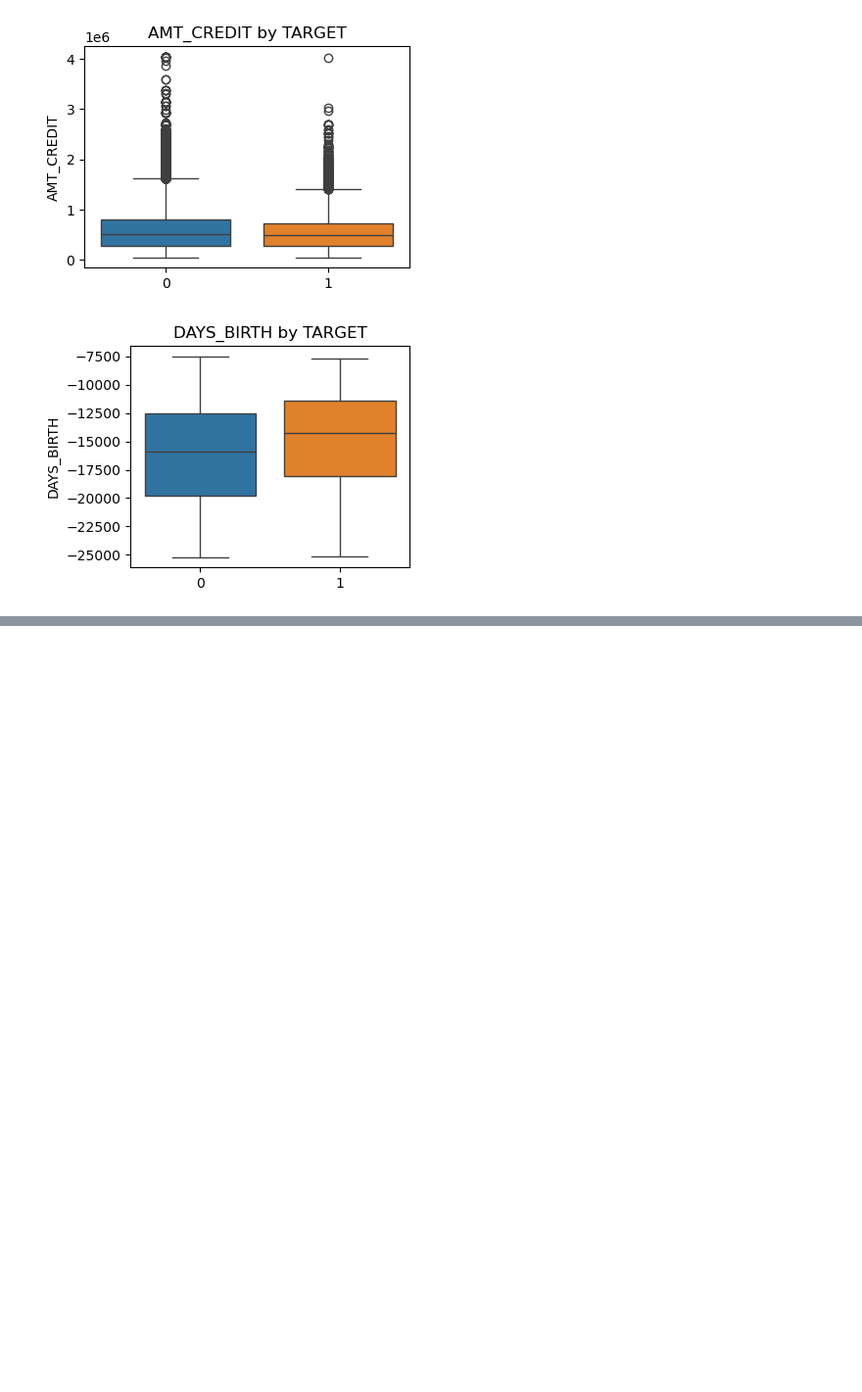
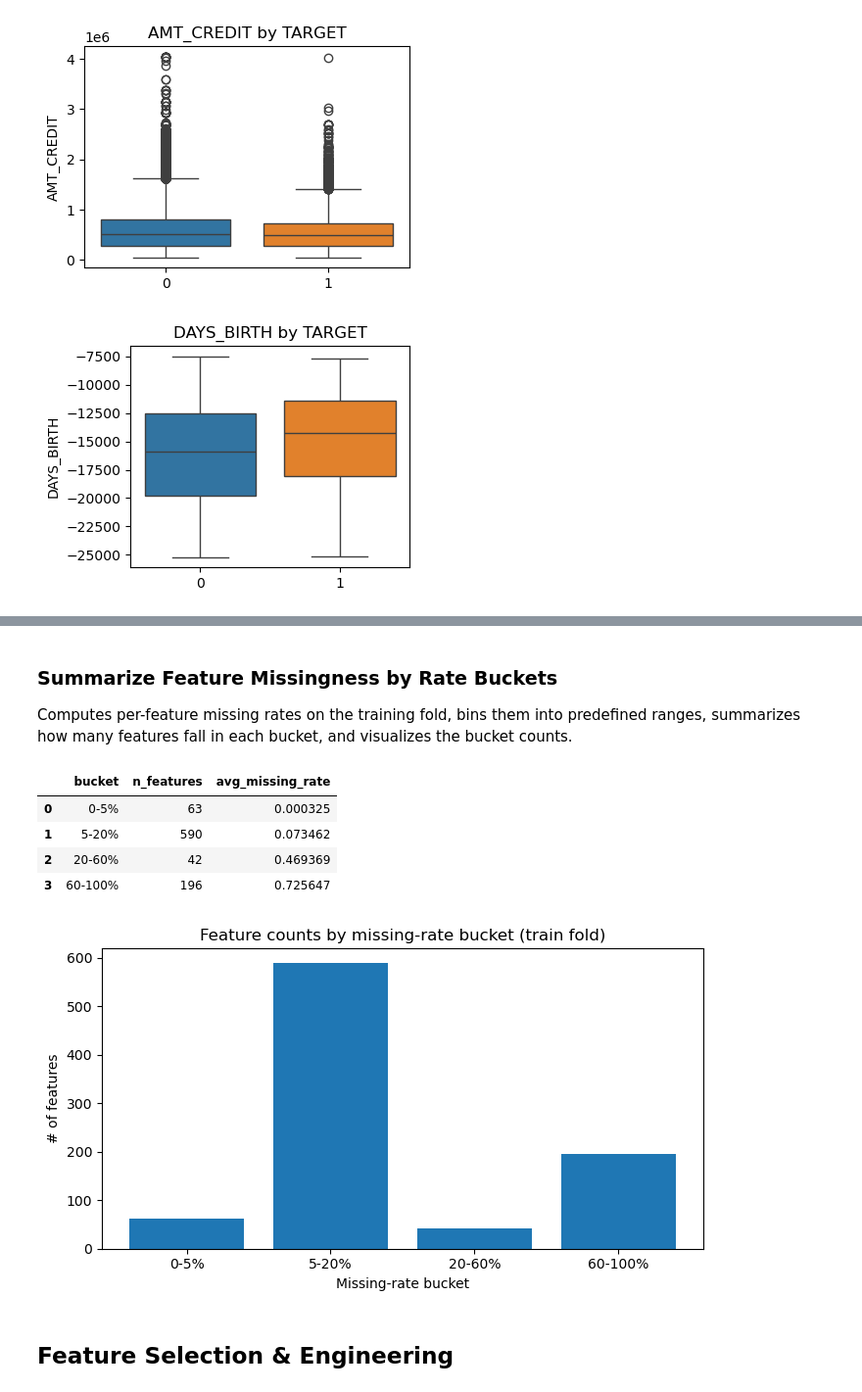
Before and after one commit to olddoorhead/5243Project1, a Jupyter notebook: Project_1.ipynb, the cells around one changed output, grey strips where cells are left out. Shown at 98% size. Drawn from its saved outputs; the diff is of its cells as text; code cells hidden in the pictures; blank space fills up the shorter version.

```diff
--- a/Project_1.ipynb
+++ b/Project_1.ipynb
@@ -1009,17 +764,0 @@ Sampling is used for speed on large data.
-# %%
-# EDA frame: features + target (train fold only)
-df_eda = X_tr_scaled.join(pd.Series(y_tr, index=X_tr_scaled.index, name="TARGET"))
-
-# sample up to 50k rows for speed (keep randomness fixed)
-if len(df_eda) > 50000:
-    df_eda = df_eda.sample(n=50000, random_state=random_state)
-
-# correlation screen: rank features by |corr(feature, TARGET)| and plot heatmap
-num_cols = df_eda.select_dtypes(include=np.number).columns.drop("TARGET")
-top = df_eda[num_cols].corrwith(df_eda["TARGET"]).abs().sort_values(ascending=False).head(25).index.tolist()
-if top:
-    plt.figure(figsize=(10, 8))
-    sns.heatmap(df_eda[top].corr(), cmap="coolwarm", center=0)
-    plt.title("Top-25 feature correlation heatmap (train fold)")
-    plt.tight_layout()
-    plt.show()
@@ -1607,0 +1047,39 @@ plt.show()
+# %% [markdown]
+### Summarize Feature Missingness by Rate Buckets
+
+Computes per-feature missing rates on the training fold, bins them into predefined ranges, summarizes how many features fall in each bucket, and visualizes the bucket counts.
+# %%
+# Missing-rate buckets on train fold
+miss_rate = X_tr_raw.isna().mean().sort_values(ascending=False)
+
+bins = [0, 0.05, 0.20, 0.60, 1.0]
+labels = ["0-5%", "5-20%", "20-60%", "60-100%"]
+
+bucket = pd.cut(miss_rate, bins=bins, labels=labels, include_lowest=True)
+
+bucket_summary = (
+    pd.DataFrame({"missing_rate": miss_rate, "bucket": bucket})
+      .groupby("bucket")
+      .agg(n_features=("missing_rate", "size"),
+           avg_missing_rate=("missing_rate", "mean"))
+      .reset_index()
+)
+
+display(bucket_summary)
+
+plt.figure(figsize=(7, 4))
+plt.bar(bucket_summary["bucket"].astype(str), bucket_summary["n_features"])
+plt.xlabel("Missing-rate bucket")
+plt.ylabel("# of features")
+plt.title("Feature counts by missing-rate bucket (train fold)")
+plt.tight_layout()
+plt.show()
+# %% [output]
+|  | bucket | n_features | avg_missing_rate |
+| 0 | 0-5% | 63 | 0.000325 |
+| 1 | 5-20% | 590 | 0.073462 |
+| 2 | 20-60% | 42 | 0.469369 |
+| 3 | 60-100% | 196 | 0.725647 |
+[figure, added]
+# %% [markdown]
+## Feature Selection & Engineering
```
Also changed, not shown: parts of 137 cells of this notebook, 8 other files.
